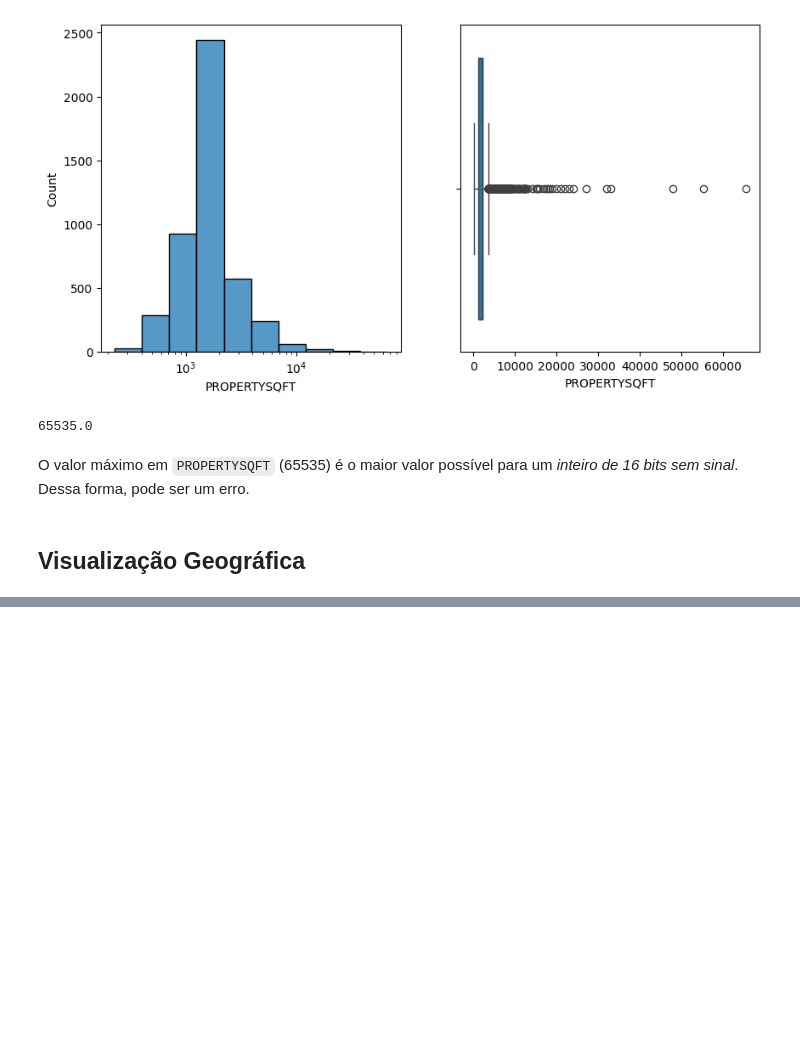
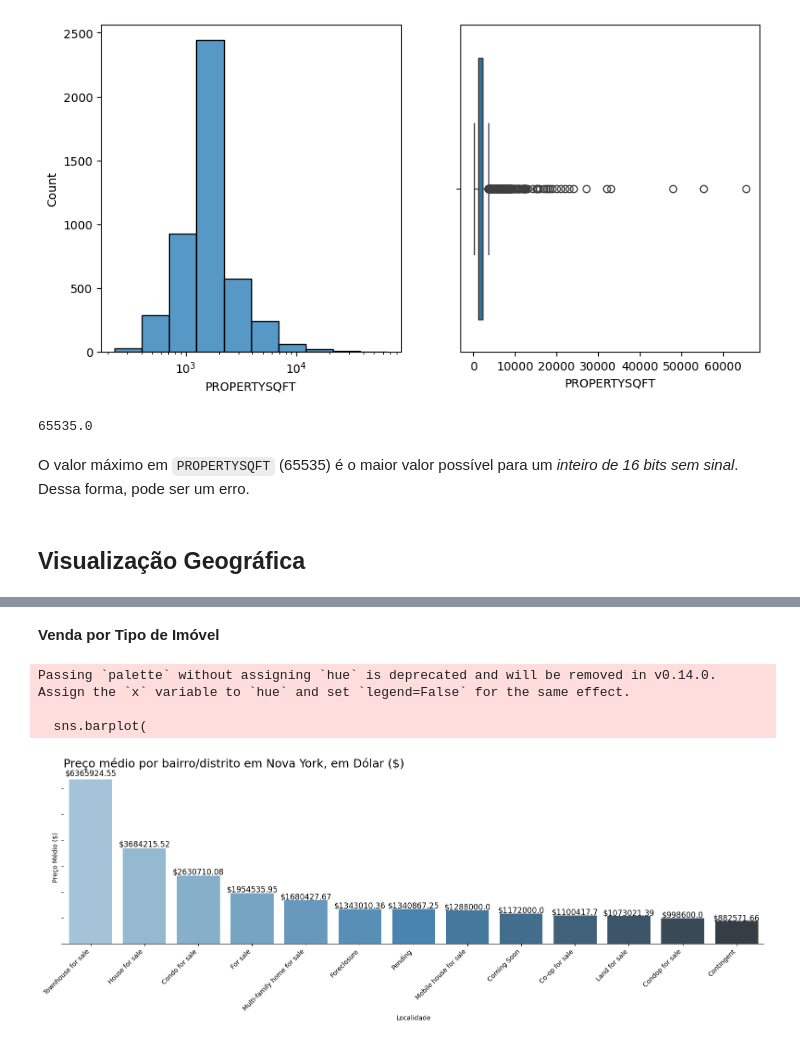
Before and after one commit to RenanYMartins/ADD-Trabalho1, a Jupyter notebook: Analise_Vendas_Automotivas.ipynb, the cells around one changed output, grey strips where cells are left out. Saved outputs shown, nothing was run; the diff lists cells and outputs as text; code cells hidden in the pictures; blank space fills up the shorter version.

```diff
--- a/Analise_Vendas_Automotivas.ipynb
+++ b/Analise_Vendas_Automotivas.ipynb
@@ -271,0 +338,45 @@ fig.show()
+# %% [markdown]
+**Venda por Tipo de Imóvel**
+# %%
+fig, ax = plt.subplots(figsize=(16,6))
+
+preco_medio = df.groupby('TYPE')['PRICE'].mean().sort_values(ascending=False)
+
+preco_medio = preco_medio.reset_index()
+
+sns.barplot(
+    x='TYPE',
+    y='PRICE',
+    data=preco_medio,
+    palette='Blues_d',
+    ax=ax
+)
+
+ax.set_title('Preço médio por bairro/distrito em Nova York, em Dólar ($)', loc='left', fontsize=18)
+ax.set_xlabel('Localidade')
+ax.set_ylabel('Preço Médio ($)')
+ax.spines['right'].set_visible(False)
+ax.spines['top'].set_visible(False)
+ax.spines['left'].set_visible(False)
+ax.tick_params(labelleft=False)
+ax.grid(False)
+
+for i in range(preco_medio.shape[0]):
+    ax.text(
+        i,
+        preco_medio['PRICE'][i] + preco_medio['PRICE'][i]*0.02,
+        f"${round(preco_medio['PRICE'][i], 2)}",
+        fontsize=12,
+        color='black',
+        ha='center'
+    )
+
+
+plt.xticks(rotation=45, ha='right')
+plt.tight_layout()
+plt.show()
+# %% [output]
+Passing `palette` without assigning `hue` is deprecated and will be removed in v0.14.0. Assign the `x` variable to `hue` and set `legend=False` for the same effect.
+
+  sns.barplot(
+[figure, added]
```
Also changed, not shown: parts of 8 cells of this notebook.
